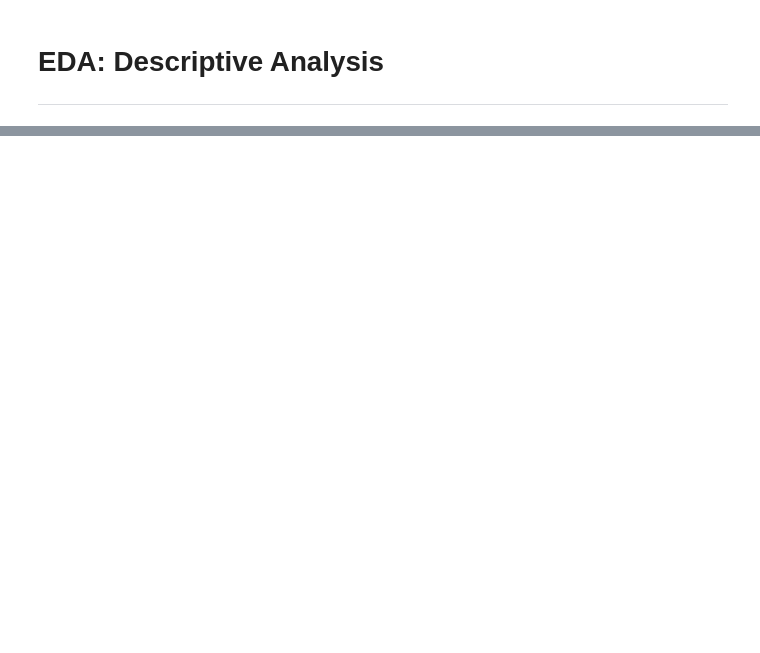
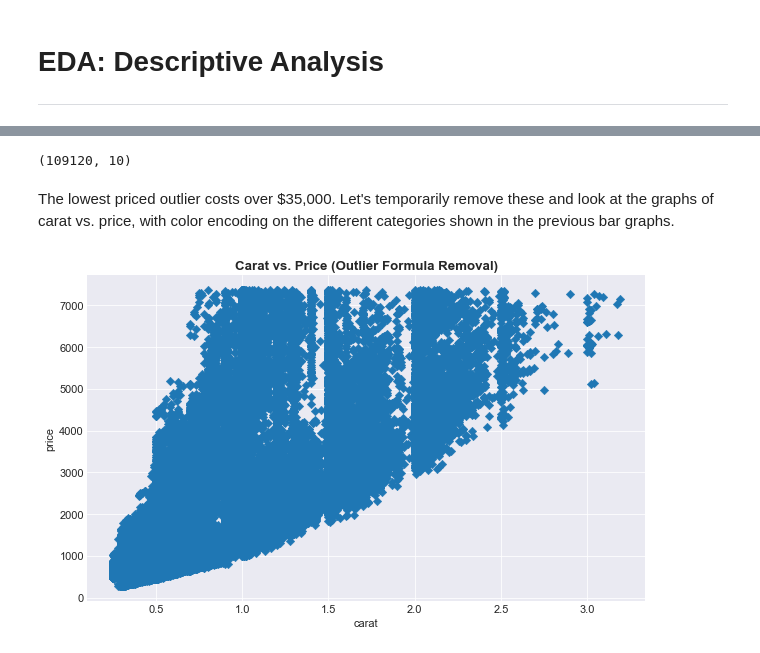
Before and after one commit to TrinityGahagen2K/diamond-pricing-analysis, a Jupyter notebook: diamond_pricing_analysis.ipynb, the cells around one changed output, grey strips where cells are left out. Cells and saved outputs as stored; diff of their text form; code cells hidden in the pictures; blank space fills up the shorter version.

```diff
--- a/diamond_pricing_analysis.ipynb
+++ b/diamond_pricing_analysis.ipynb
@@ -64,0 +205,5 @@ from sklearn.ensemble import RandomForestClassifier, RandomForestRegressor
+# %%
+diamonds['std_price'] = (diamonds['price'] - diamonds['price'].mean()) / (diamonds['price'].std())
+
+three_point_five_stds_above = diamonds.loc[diamonds['std_price'] > 3.5]
+display(three_point_five_stds_above)
@@ -64,0 +224,20 @@ from sklearn.ensemble import RandomForestClassifier, RandomForestRegressor
+# %%
+diamonds['sqrt_price'] = np.sqrt(diamonds['price'])
+# %%
+iqr = np.quantile(diamonds['price'], 0.75) - np.quantile(diamonds['price'], 0.25)
+low_threshold = np.quantile(diamonds['price'], 0.25) - (1.5 * iqr)
+high_threshold = np.quantile(diamonds['price'], 0.75) + (1.5 * iqr)
+# %%
+NO_OUTLIERS = (low_threshold < diamonds['price']) & (diamonds['price'] < high_threshold)
+no_outliers = diamonds.loc[NO_OUTLIERS]
+no_outliers.shape
+# %% [output]
+(109120, 10)
+# %% [markdown]
+The lowest priced outlier costs over $35,000. Let's temporarily remove these and look at the graphs of carat vs. price, with color encoding on the different categories shown in the previous bar graphs.
+# %%
+plt.figure(figsize=(10,6))
+sns.scatterplot(data=no_outliers, x='carat', y='price', edgecolor=None, marker='D')
+plt.title('Carat vs. Price (Outlier Formula Removal)');
+# %% [output]
+[figure, added]
```
Also changed, not shown: parts of 31 cells of this notebook.
